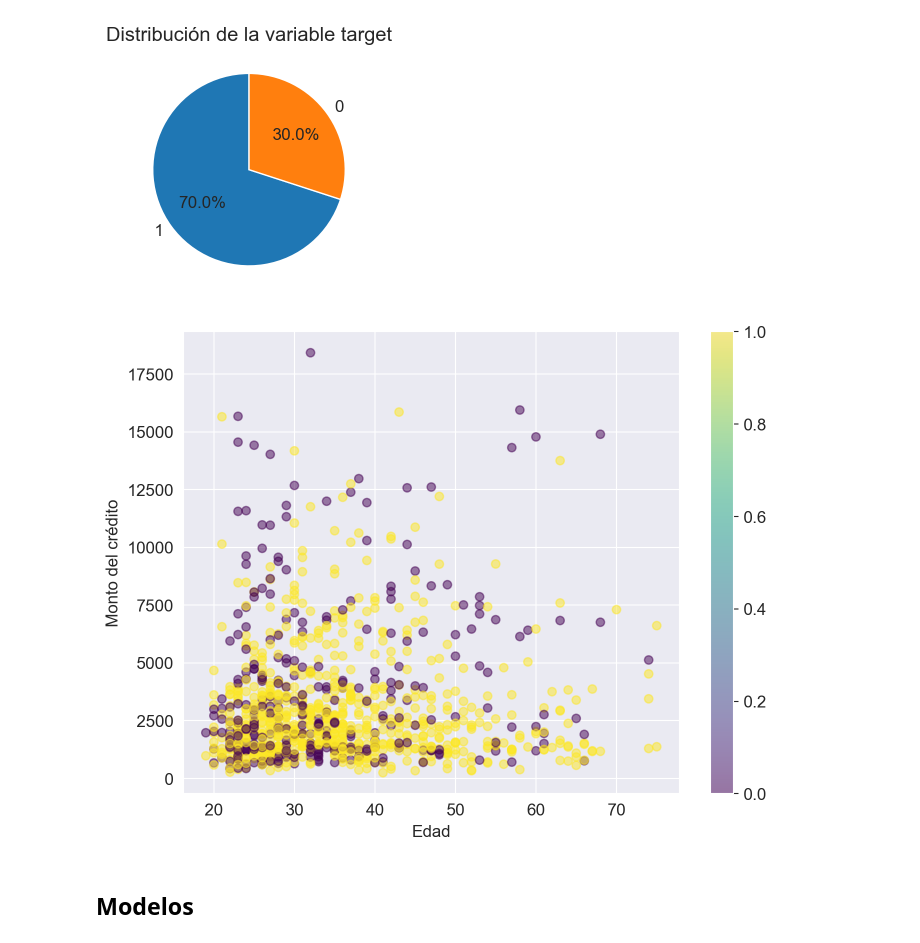
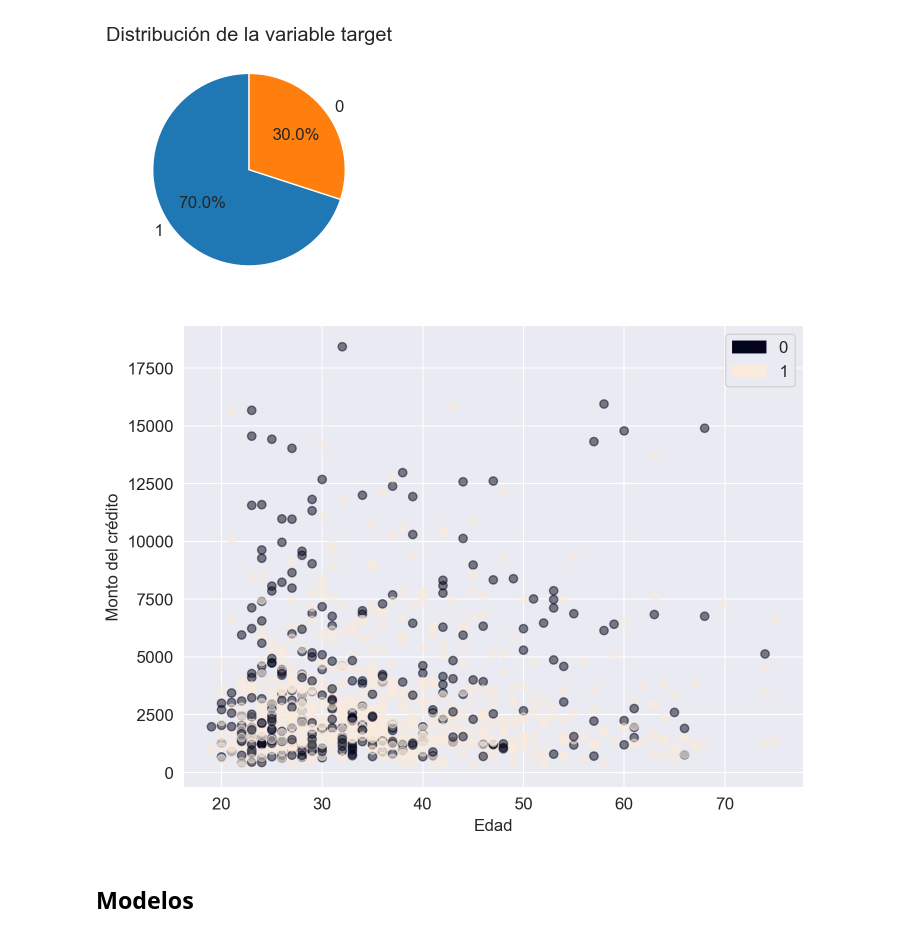
Before and after one commit to adelgado24/IA, a Jupyter notebook: primera_practica/TP_Aprendizaje_Supervisado.ipynb, the cells around one changed output. Saved outputs shown, nothing was run; the diff lists cells and outputs as text; code cells hidden in the pictures.

```diff
--- a/primera_practica/TP_Aprendizaje_Supervisado.ipynb
+++ b/primera_practica/TP_Aprendizaje_Supervisado.ipynb
@@ -510,15 +510,16 @@ plt.show()
 # %%
 import matplotlib.patches as mpatches
 
-plt.scatter(df_reemplazado['age'], df_reemplazado['creditamount'], c=df_reemplazado['target'], cmap='viridis', alpha=0.5)
+scatter = plt.scatter(df_reemplazado['age'], df_reemplazado['creditamount'],c=df_reemplazado['target'], alpha=0.5)
 
-plt.colorbar()
+handles = [mpatches.Patch(color=scatter.cmap(scatter.norm(i)), label=f'{i}') for i in range(2)]
+plt.legend(handles=handles)
 
 plt.xlabel('Edad')
 plt.ylabel('Monto del crédito')
 plt.show()
 # %% [output]
-[figure, old version]
+[figure, new version]
 # %% [markdown]
 ## Modelos
 # %%
```
Also changed, not shown: parts of 5 cells of this notebook.
